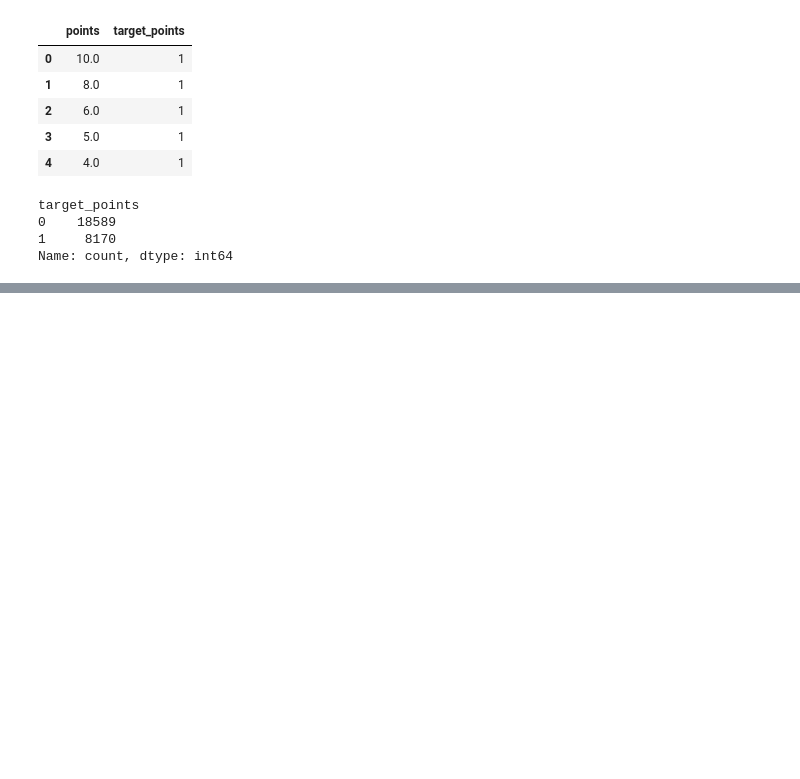
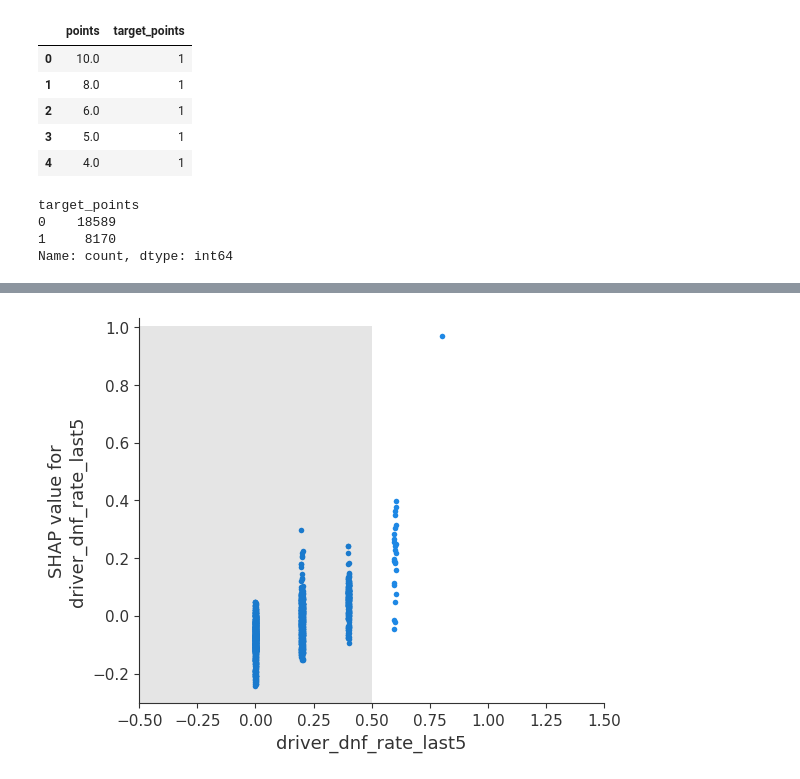
Before and after one commit to blackpaigestone/f1-worldchamp, a Jupyter notebook: initial_script.ipynb, the cells around one changed output, grey strips where cells are left out. Saved outputs shown, nothing was run; the diff lists cells and outputs as text; code cells hidden in the pictures; blank space fills up the shorter version.

```diff
--- a/initial_script.ipynb
+++ b/initial_script.ipynb
@@ -183,0 +963,4 @@ NameError: name 'master' is not defined
+# %%
+shap.plots.scatter(shap_values[:, "driver_dnf_rate_last5"])
+# %% [output]
+[figure, added]
```
Also changed, not shown: parts of 76 cells of this notebook.
